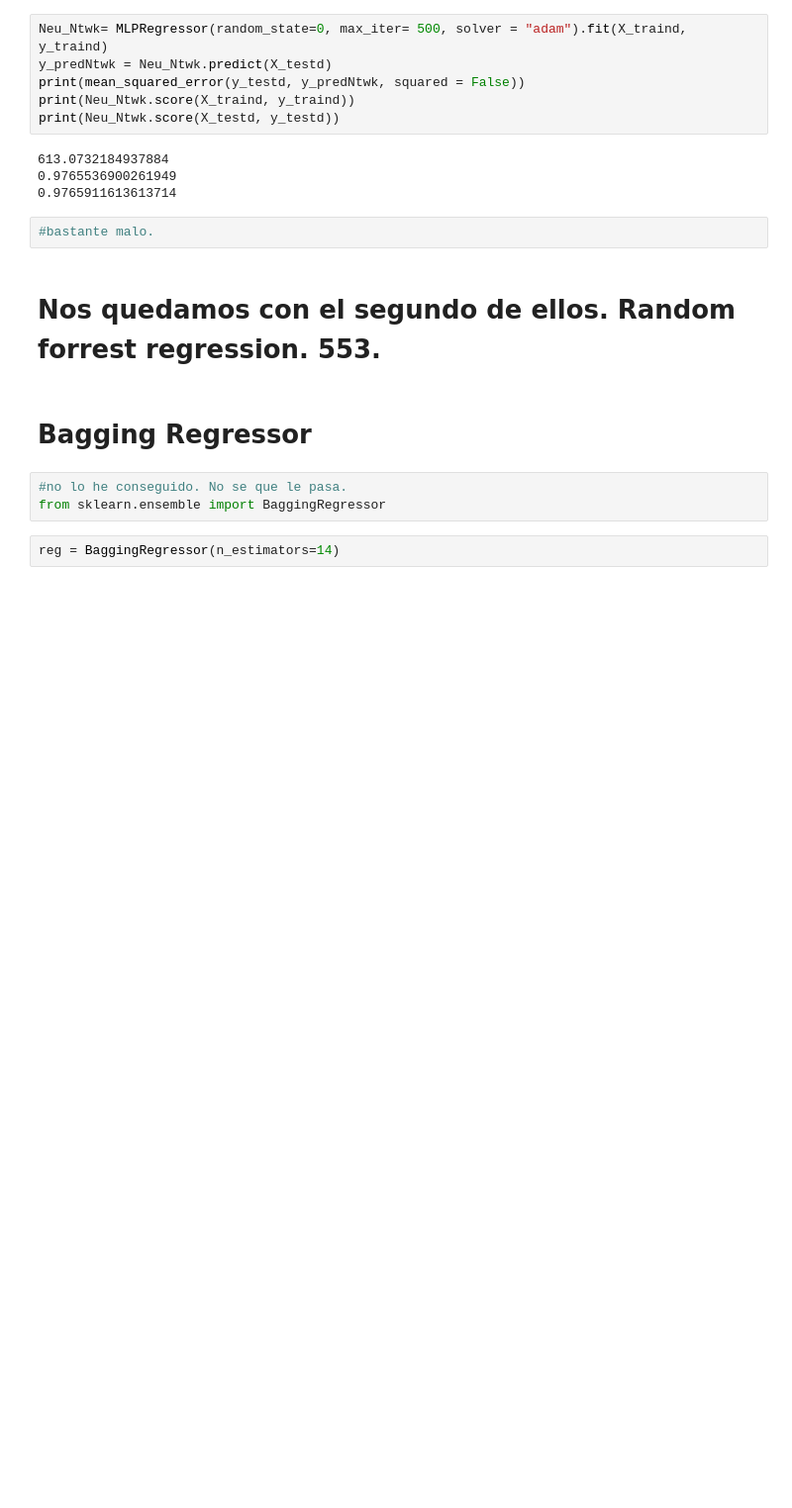
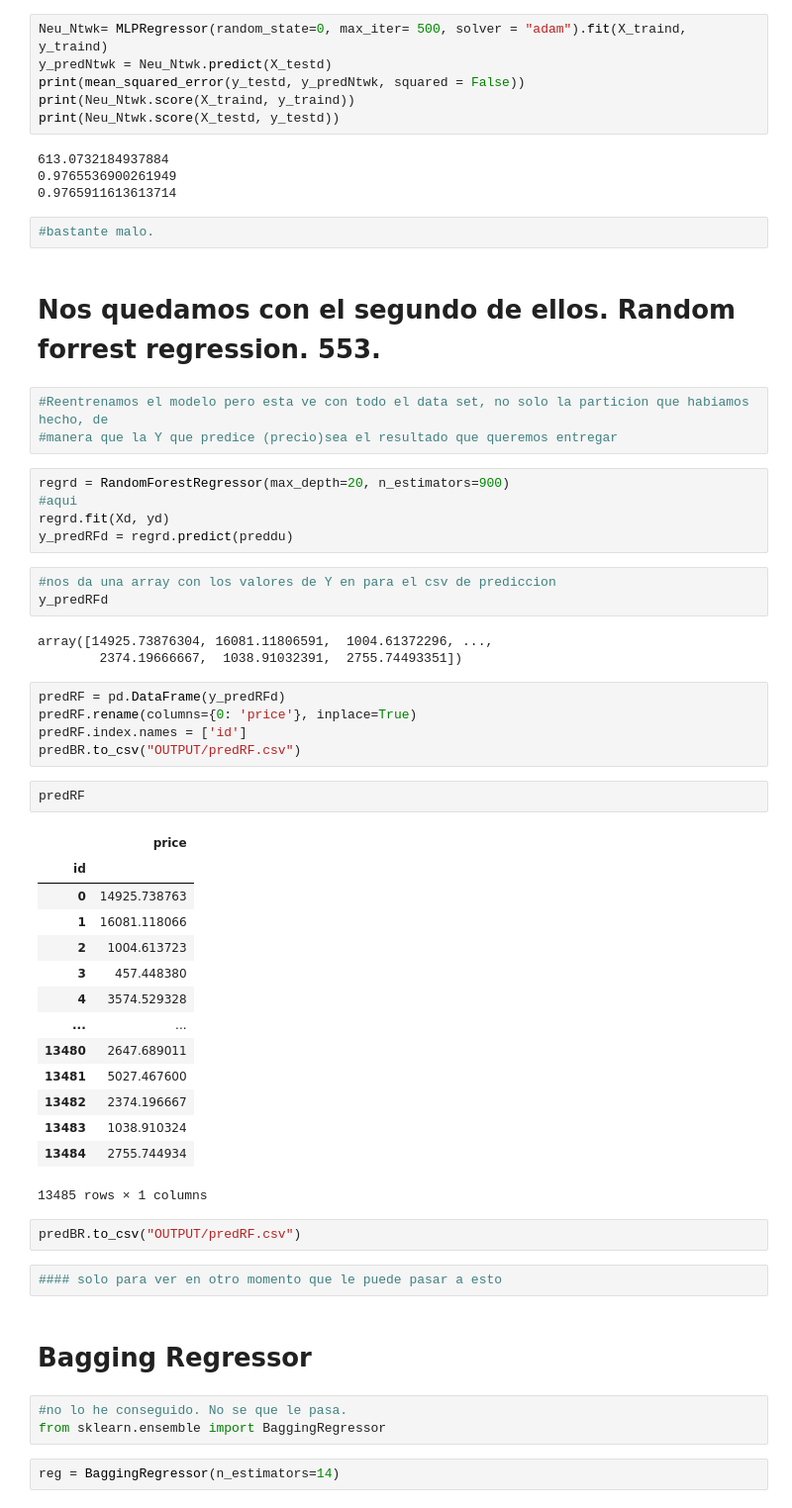
Before and after one commit to CarlosSanzDGP/DiamondsPrediction, a Jupyter notebook: trainning.ipynb, the cells around one changed output. Shown at 99% size. Cells and saved outputs as stored; diff of their text form; blank space fills up the shorter version.

Commit message:
una puta mierda si, pero es mi puta mierda

```diff
--- a/trainning.ipynb
+++ b/trainning.ipynb
@@ -122,6 +122,46 @@ print(Neu_Ntwk.score(X_testd, y_testd))
 #bastante malo.
 # %% [markdown]
 # Nos quedamos con el segundo de ellos. Random forrest regression. 553.
+# %%
+#Reentrenamos el modelo pero esta ve con todo el data set, no solo la particion que habiamos hecho, de
+#manera que la Y que predice (precio)sea el resultado que queremos entregar
+# %%
+regrd = RandomForestRegressor(max_depth=20, n_estimators=900)
+#aqui
+regrd.fit(Xd, yd)
+y_predRFd = regrd.predict(preddu)
+# %%
+#nos da una array con los valores de Y en para el csv de prediccion
+y_predRFd
+# %% [output]
+array([14925.73876304, 16081.11806591,  1004.61372296, ...,
+        2374.19666667,  1038.91032391,  2755.74493351])
+# %%
+predRF = pd.DataFrame(y_predRFd)
+predRF.rename(columns={0: 'price'}, inplace=True)
+predRF.index.names = ['id']
+predBR.to_csv("OUTPUT/predRF.csv")
+# %%
+predRF
+# %% [output]
+|  | price |
+| id |  |
+| 0 | 14925.738763 |
+| 1 | 16081.118066 |
+| 2 | 1004.613723 |
+| 3 | 457.448380 |
+| 4 | 3574.529328 |
+| ... | ... |
+| 13480 | 2647.689011 |
+| 13481 | 5027.467600 |
+| 13482 | 2374.196667 |
+| 13483 | 1038.910324 |
+| 13484 | 2755.744934 |
+13485 rows × 1 columns
+# %%
+predBR.to_csv("OUTPUT/predRF.csv")
+# %%
+#### solo para ver en otro momento que le puede pasar a esto
 # %% [markdown]
 # Bagging Regressor
 # %%
```
Also changed, not shown: parts of 1 cell of this notebook, 1 other file.
